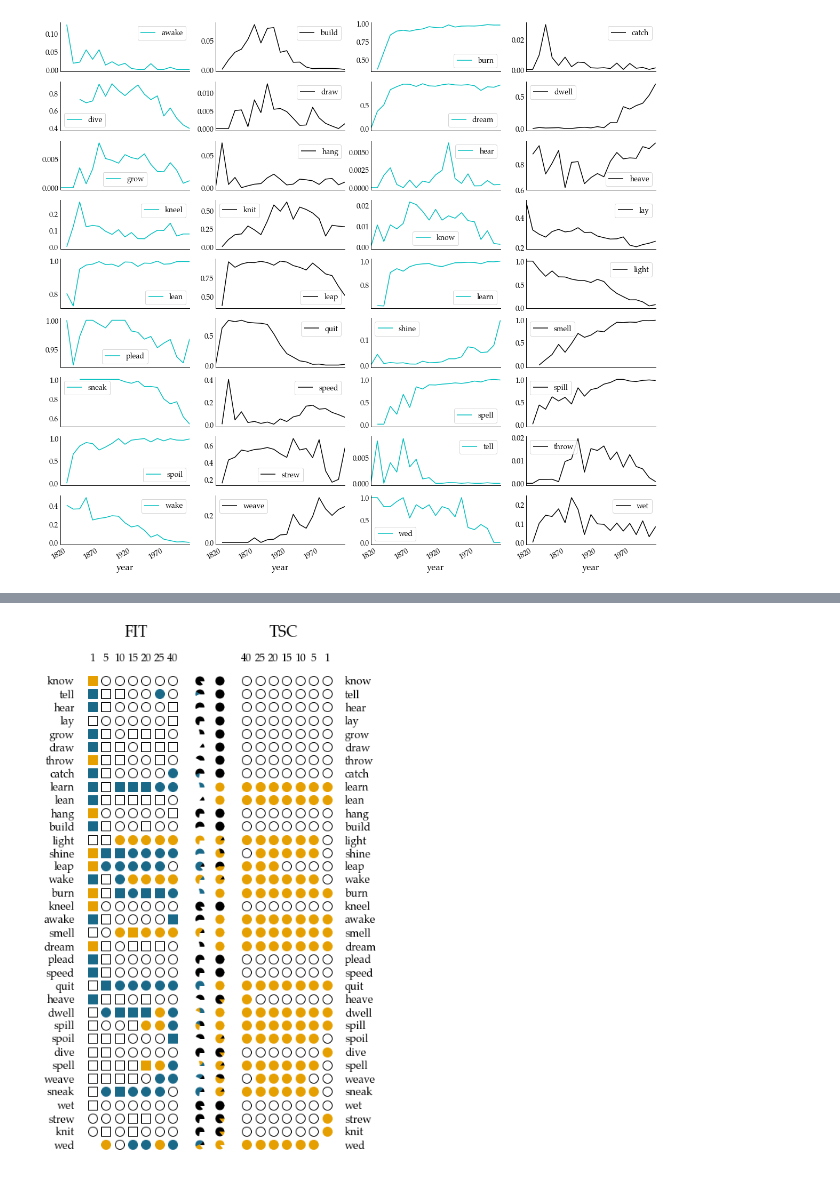
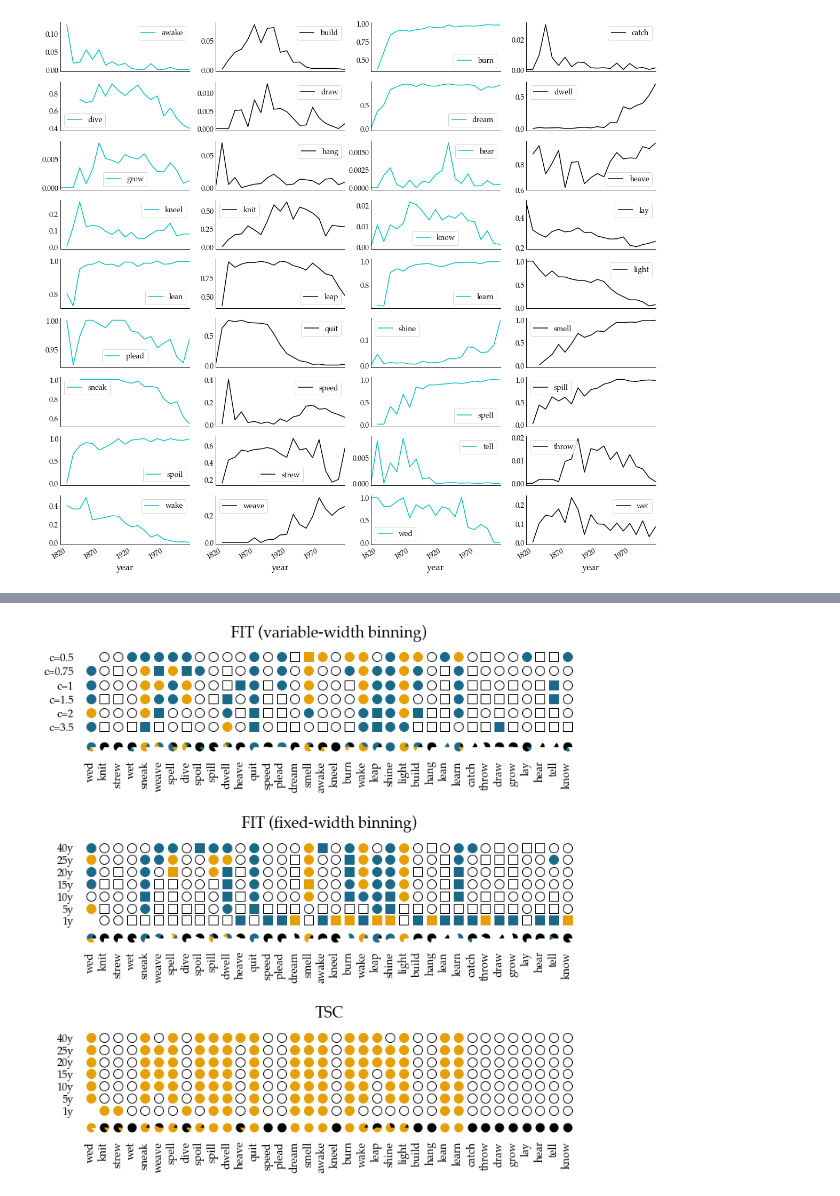
Before and after one commit to fbkarsdorp/nnfit, a Jupyter notebook: notebooks/past-tense.ipynb, the cells around one changed output, grey strips where cells are left out. Cells and saved outputs as stored; diff of their text form; code cells hidden in the pictures.

```diff
--- a/notebooks/past-tense.ipynb
+++ b/notebooks/past-tense.ipynb
@@ -274,6 +319,5 @@ from matplotlib.lines import Line2D
 
 verbs = df.loc[df['lemma'].isin(lemmas), 'lemma'].value_counts().sort_values().index
 
-make_fit_plot(fit_results, lemmas=verbs)
-plt.savefig("../overleaf/paper/plots/past-tense-fit.png", dpi=300, transparent=True)
+make_fit_plot(fit_results, binnings=binnings, lemmas=verbs)
 # %% [output]
@@ -334,7 +379,7 @@ def draw_pie_nn(dist, xpos, ypos, size, ax=None):
 
 def make_nn_plot(results, lemmas=None, ax=None):
     if ax is None:
-        fig, ax = plt.subplots(figsize=(3, 10))
+        fig, ax = plt.subplots(figsize=(10, 3))
 
     if lemmas is None:
         lemmas = list(results.keys())
@@ -345,11 +390,11 @@ def make_nn_plot(results, lemmas=None, ax=None):
         for j, p in enumerate(results[lemma]):
             X[j, i] = 3 if p is None else 2 if p > 0.5 else 0
 
-    for i, row in enumerate(X[::-1], 2):
+    for i, row in enumerate(X, 2):
         for color in (0, 2):
             pos = np.where(row == color)[0]
             ax.plot(
-                [i] * len(pos), pos,
+                pos, [i] * len(pos),
                 'o',
                 color=f"C{color}",
                 markerfacecolor=f"C{color}" if color != 0 else None,
@@ -357,25 +402,25 @@ def make_nn_plot(results, lemmas=None, ax=None):
             )
 
     for i, lemma in enumerate(lemmas):
-        draw_pie(np.bincount(X[:, i]), 0, i, size=120, ax=ax)
+        draw_pie(np.bincount(X[:, i]), i, 0.6, size=120, ax=ax)
 
-    ax.set_xticks(range(len(binnings) + 2))
-    ax.set_xticklabels([''] * 2 + [f'{b}' for b in binnings[::-1]])
+    ax.set_yticks(range(len(binnings) + 2))
+    ax.set_yticklabels([''] * 2 + [f'{b}y' for b in binnings])
 
-    for tick in ax.get_xaxis().get_major_ticks():
+    for tick in ax.get_yaxis().get_major_ticks():
         tick.set_pad(-16.)
         tick.label1 = tick._get_text1()
 
-    ax.xaxis.tick_top()
+#     ax.xaxis.tick_top()
 
-    ax.set_yticks(range(len(verbs)))
-    ax.set_yticklabels(verbs)
+    ax.set_xticks(range(len(verbs)))
+    ax.set_xticklabels(verbs, rotation=90)
 
-    for tick in ax.get_yaxis().get_major_ticks():
-        tick.set_pad(16.)
-        tick.label1 = tick._get_text1()
+    for tick in ax.get_xaxis().get_major_ticks():
+        tick.set_pad(8.)
+#         tick.label1 = tick._get_text1()
 
-    ax.yaxis.tick_right()
+#     ax.yaxis.tick_right()
 
     ax.spines['bottom'].set_visible(False)
     ax.spines['left'].set_visible(False)
@@ -392,12 +432,14 @@ len(verbs)
 # %%
-fig, (fit_ax, nn_ax) = plt.subplots(ncols=2, figsize=(6, 10))
+fig, (fit_vax, fit_ax, nn_ax) = plt.subplots(nrows=3, figsize=(10, 10))
 
-make_fit_plot(fit_results, lemmas=verbs, ax=fit_ax)
+make_fit_plot(fit_q_results, binnings=quantiles, lemmas=verbs, prefix="c=", ax=fit_vax)
+make_fit_plot(fit_results, binnings=binnings, lemmas=verbs, suffix="y", ax=fit_ax)
 make_nn_plot(nn_results, lemmas=verbs, ax=nn_ax)
-fit_ax.set_title("FIT", pad=20, x=0.4)
-nn_ax.set_title("TSC", pad=20, x=0.6)
-fig.set_constrained_layout_pads(wspace=0, w_pad=0)
+fit_vax.set_title("FIT (variable-width binning)", pad=20, x=0.5)
+fit_ax.set_title("FIT (fixed-width binning)", pad=20, x=0.5)
+nn_ax.set_title("TSC", pad=20, x=0.5)
+fig.set_constrained_layout_pads(wspace=0, hspace=0.1, w_pad=0)
 
 plt.savefig(f"../overleaf/paper/plots/past-tense-nn.png", dpi=300, transparent=True)
 # %% [output]
-[figure, old version]
+[figure, new version]
```
Also changed, not shown: parts of 10 cells of this notebook, 1 other file.
